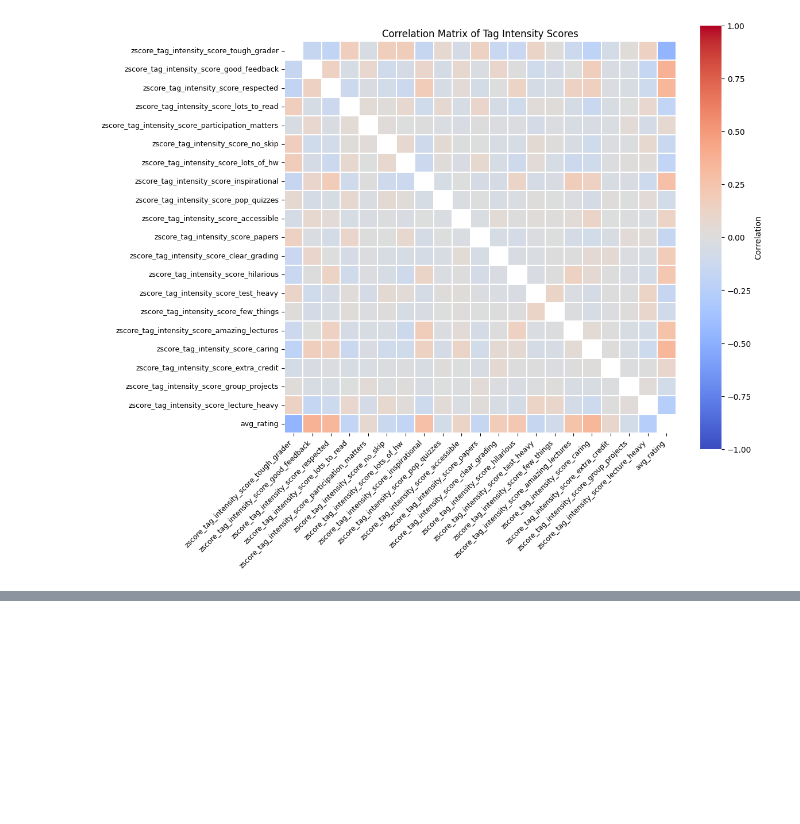
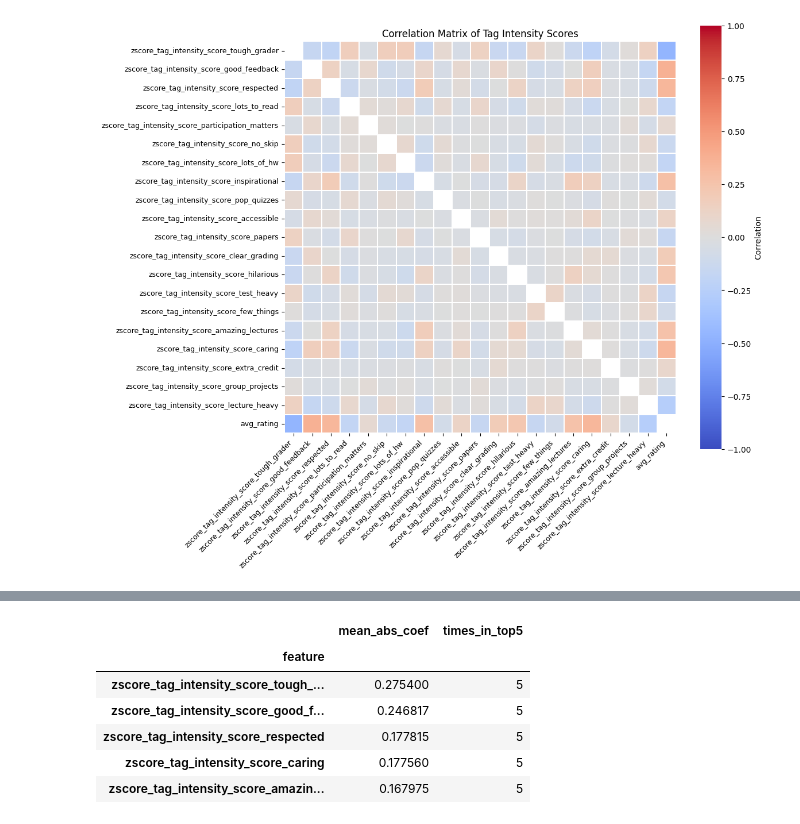
Before and after one commit to paolacalle/ape-capstone, a Jupyter notebook: analysis/q8.ipynb, the cells around one changed output, grey strips where cells are left out. Drawn from its saved outputs; the diff is of its cells as text; code cells hidden in the pictures; blank space fills up the shorter version.

```diff
--- a/analysis/q8.ipynb
+++ b/analysis/q8.ipynb
@@ -164 +164,33 @@ top_scores
  dtype: float64}
+# %%
+coef_df = []
+
+for fold, series in top_scores.items():
+    tmp = series.reset_index()
+    tmp.columns = ["feature", "coef"]
+    tmp["abs_coef"] = tmp["coef"].abs()
+    tmp["fold"] = fold
+    coef_df.append(tmp)
+
+coef_df = pd.concat(coef_df, ignore_index=True)
+coef_df
+
+summary = (
+    coef_df
+    .groupby("feature")
+    .agg(
+        mean_abs_coef=("abs_coef", "mean"),
+        times_in_top5=("feature", "count")
+    )
+    .sort_values("mean_abs_coef", ascending=False)
+)
+
+summary
+# %% [output]
+|  | mean_abs_coef | times_in_top5 |
+| feature |  |  |
+| zscore_tag_intensity_score_tough_... | 0.275400 | 5 |
+| zscore_tag_intensity_score_good_f... | 0.246817 | 5 |
+| zscore_tag_intensity_score_respected | 0.177815 | 5 |
+| zscore_tag_intensity_score_caring | 0.177560 | 5 |
+| zscore_tag_intensity_score_amazin... | 0.167975 | 5 |
```
Also changed, not shown: parts of 2 cells of this notebook.
